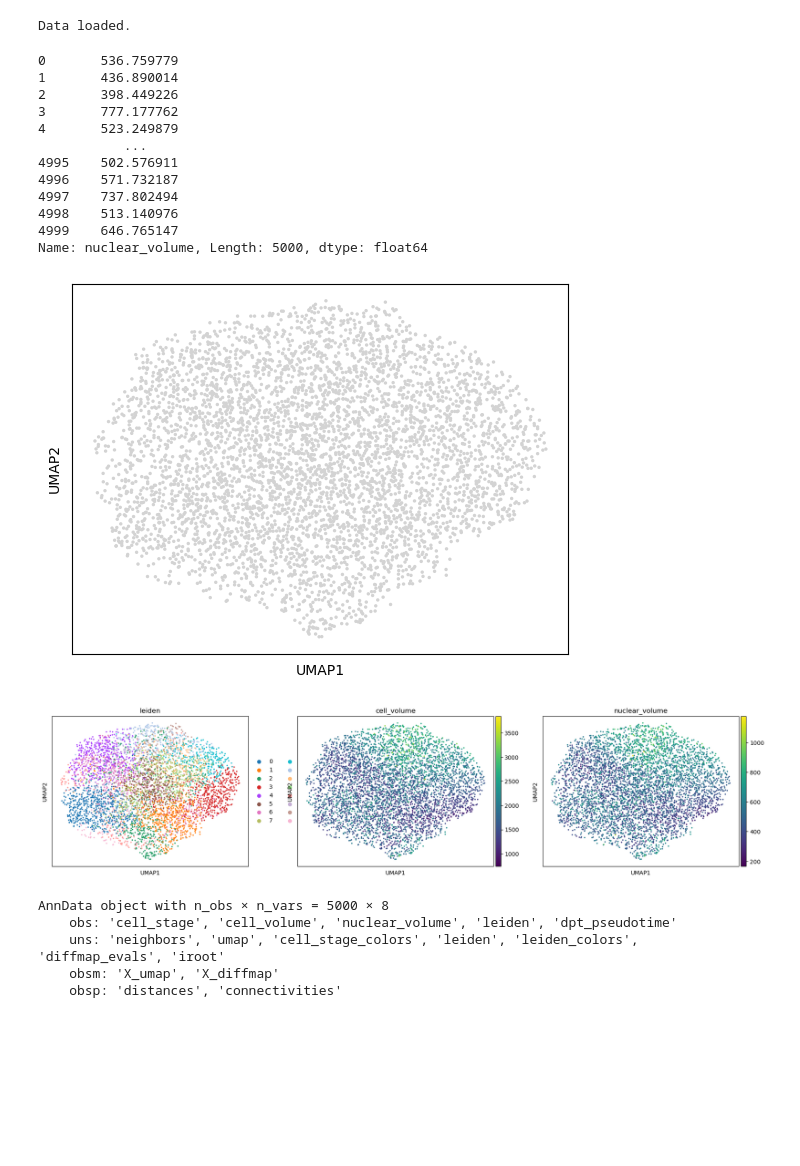
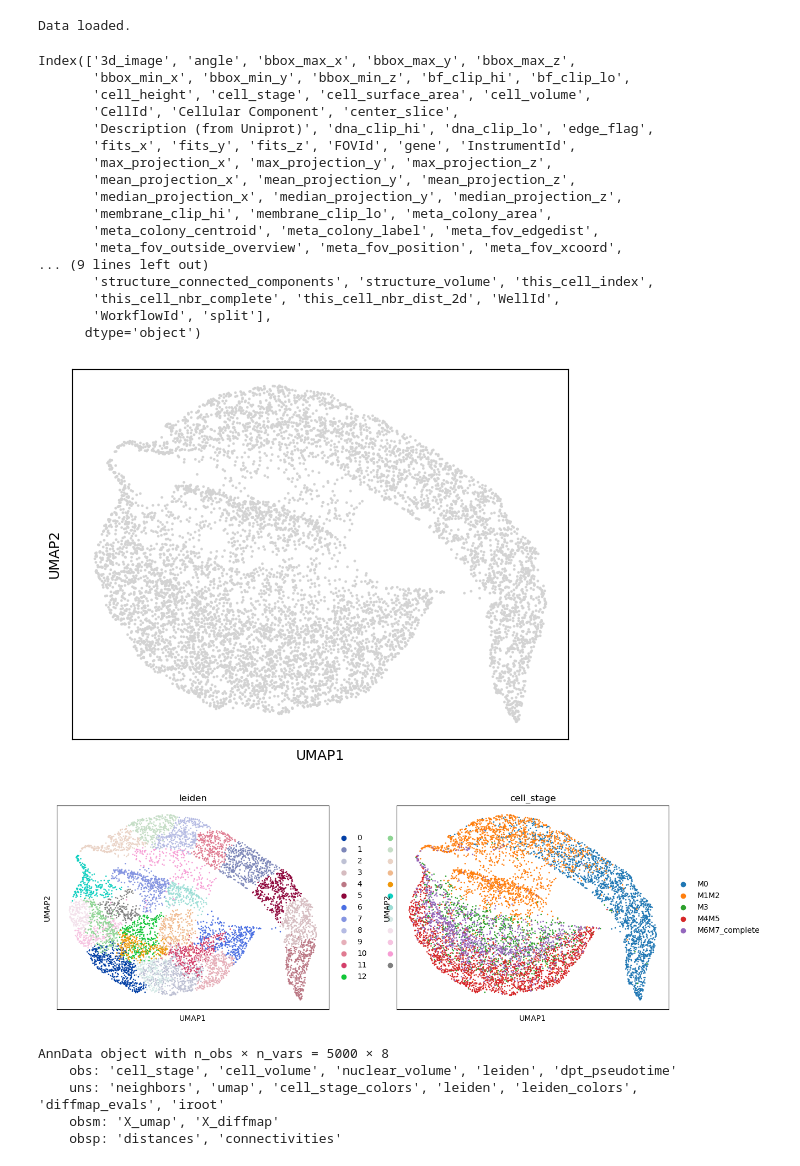
Before and after one commit to cwinsnes/cytodata-hackathon-base, a Jupyter notebook: pseudotime/pseudotime_analysis.ipynb, the cells around one changed output. Cells and saved outputs as stored; diff of their text form; code cells hidden in the pictures; blank space fills up the shorter version.

Commit message:
adding mitotic cells

```diff
--- a/pseudotime/pseudotime_analysis.ipynb
+++ b/pseudotime/pseudotime_analysis.ipynb
@@ -34,7 +34,7 @@ To do:
 - pseudotime
 # %%
 # Load data
-data = pd.read_csv('../data/mitocells.csv')
+data = pd.read_csv('../data/mitocells.csv', index_col=0)
 
 print('Data loaded.')
 # %% [output]
@@ -45,28 +42,36 @@ df = pd.read_csv('../data/interphase_n=5000.csv')
 # %%
-df['nuclear_volume']
+data.columns
 # %% [output]
-0       536.759779
-1       436.890014
-2       398.449226
-3       777.177762
-4       523.249879
-           ...
-4995    502.576911
-4996    571.732187
-4997    737.802494
-4998    513.140976
-4999    646.765147
-Name: nuclear_volume, Length: 5000, dtype: float64
+Index(['3d_image', 'angle', 'bbox_max_x', 'bbox_max_y', 'bbox_max_z',
+       'bbox_min_x', 'bbox_min_y', 'bbox_min_z', 'bf_clip_hi', 'bf_clip_lo',
+       'cell_height', 'cell_stage', 'cell_surface_area', 'cell_volume',
+       'CellId', 'Cellular Component', 'center_slice',
+       'Description (from Uniprot)', 'dna_clip_hi', 'dna_clip_lo', 'edge_flag',
+       'fits_x', 'fits_y', 'fits_z', 'FOVId', 'gene', 'InstrumentId',
+       'max_projection_x', 'max_projection_y', 'max_projection_z',
+       'mean_projection_x', 'mean_projection_y', 'mean_projection_z',
+       'median_projection_x', 'median_projection_y', 'median_projection_z',
+       'membrane_clip_hi', 'membrane_clip_lo', 'meta_colony_area',
+       'meta_colony_centroid', 'meta_colony_label', 'meta_fov_edgedist',
+       'meta_fov_outside_overview', 'meta_fov_position', 'meta_fov_xcoord',
+... (9 lines left out)
+       'structure_connected_components', 'structure_volume', 'this_cell_index',
+       'this_cell_nbr_complete', 'this_cell_nbr_dist_2d', 'WellId',
+       'WorkflowId', 'split'],
+      dtype='object')
 # %%
 # Subset to relevant features
-data_sub = df.filter(like='shape_mode', axis=1)
+data_sub = data.filter(items=['cell_height',
+                            'cell_volume',
+                            'cell_surface_area',
+                            'nuclear_volume',
+                            'nuclear_height',
+                            'nuclear_surface_area'], axis=1)
 # %%
 # Convert data to AnnData
 obj = sc.AnnData(data_sub)
 
-obj.obs['cell_stage'] = df['cell_stage'].values
-obj.obs['cell_volume'] = df['cell_volume'].values
-obj.obs['nuclear_volume'] = df['nuclear_volume'].values
+obj.obs['cell_stage'] = data['cell_stage'].values
 # %%
 # Calculate neighborhood graph
 sc.pp.neighbors(obj, n_pcs=0)
@@ -76,11 +81,11 @@ sc.tl.leiden(obj)
 sc.tl.umap(obj)
 sc.pl.umap(obj)
 # %% [output]
-[figure, old version]
+[figure, new version]
 # %%
-sc.pl.umap(obj, color=['leiden','cell_volume', 'nuclear_volume'])
+sc.pl.umap(obj, color=['leiden','cell_stage'])
 # %% [output]
-[figure, old version]
+[figure, new version]
 # %%
 # Compute diffusion map
 sc.tl.diffmap(obj)
```
Also changed, not shown: parts of 3 cells of this notebook.
